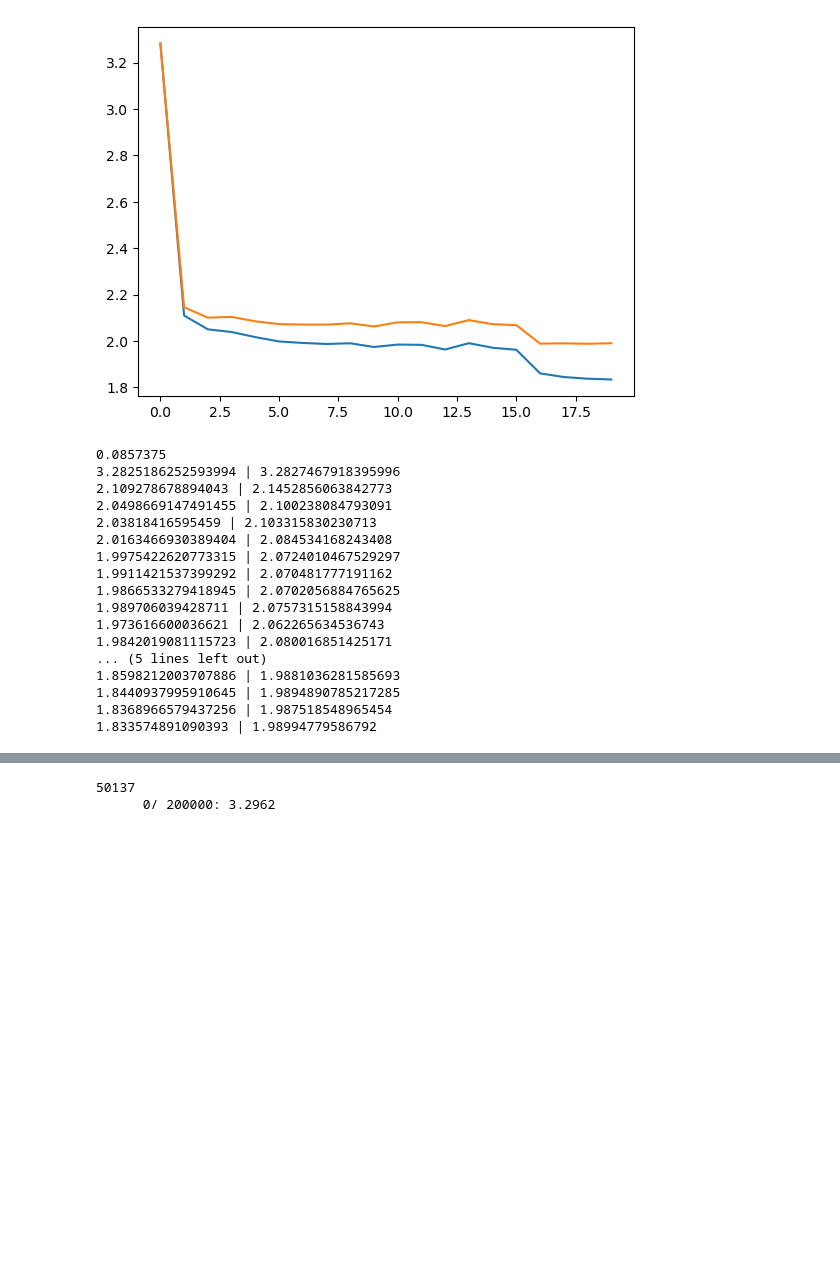
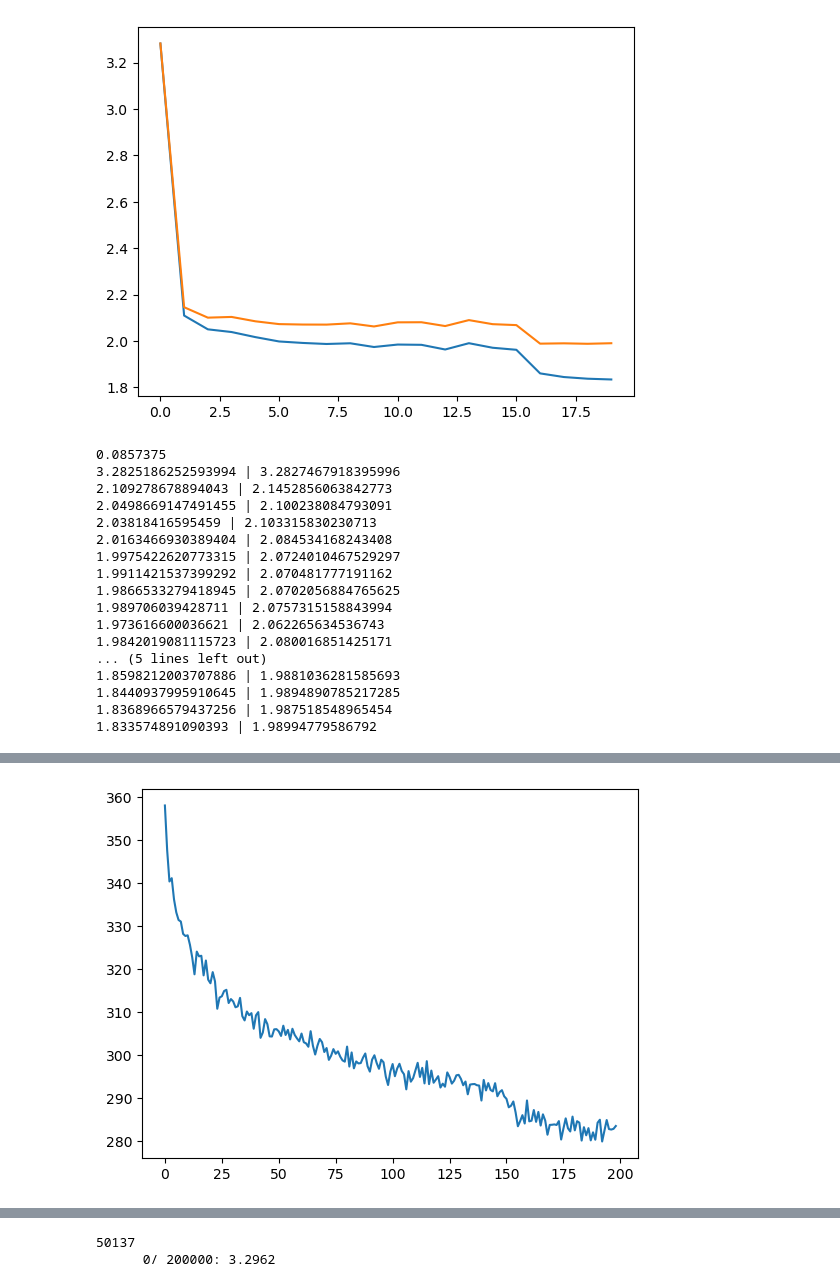
Before and after one commit to yarchickkk/makemore, a Jupyter notebook: wavenet.ipynb, the cells around one changed output, grey strips where cells are left out. Drawn from its saved outputs; the diff is of its cells as text; code cells hidden in the pictures; blank space fills up the shorter version.

```diff
--- a/wavenet.ipynb
+++ b/wavenet.ipynb
@@ -293,6 +293,8 @@ def train_model(
         #     lr *= 0.95
         if i >= 150000:
             lr = 0.01
+        if i >= 200000:
+            lr = 0.001
         # lr = 1.0 if i < 90000 else 0.01  # learning step decay
         # if i % 20000 == 0:
         #     lr *= 0.97
@@ -315,7 +317,7 @@ def train_model(
     # plt.plot(torch.tensor(lossi).view(-1, 1000).mean(1))
     # train_loss = split_loss('train', model)
     # devlop_loss = split_loss('dev', model)
-    return [trains, develops, lossi]
+    return [trains, develops, lossi, model]
 # %%
 embedding_dim = 40
 hidden_neurons = 100
@@ -526,19 +528,20 @@ for lossesi in zip(trains, develops):
 1.8368966579437256 | 1.987518548965454
 1.833574891090393 | 1.98994779586792
 # %%
-#                 (80)        (160)       (120)        (80)      (27)
-# 120, 100, 80?  40 * 2 ---> 80 * 2 ---> 60 * 2 ---> 40 * 2 ---> 27
+# 2.022 on full optimization!
+#                 (120)        (240)       (120)       (60)      (27)
+# 120, 100, 80?  60 * 2 ---> 120 * 2 ---> 60 * 2 ---> 30 * 2 ---> 27
 # maybe thes scheme hasn't that much parameters, but at least it seems to me
-# scaling parameters relatively not that much compared to representation dim-ty
-embedding_dim = 40  # 30?
+# scaling parameters relatively not that much compared to representation dimensionality
+embedding_dim = 60  # 30?
 hidden_neurons = 100  # doesn't change anything since chaos is on
 learning_rate = 0.1 #0.257#0.5#0.7327
-iterations = 100000
+iterations = 200000
 minibatch_size = 32
-use_regulization = True
+use_regulization = False
 regulization_rate = 0.0001
 enable_chaos = True
-custom_hiddens = [80, 60, 40]
+custom_hiddens = [120, 60, 30]
 
 trains, develops, losses = train_model(
     embedding_dim,
@@ -555,0 +577,4 @@ trains, develops, losses = train_model(
+# %%
+plt.plot(torch.tensor(losses[1000:]).view(-1, 1000).sum(1).tolist());
+# %% [output]
+[figure, added]
```
Also changed, not shown: parts of 7 cells of this notebook.
